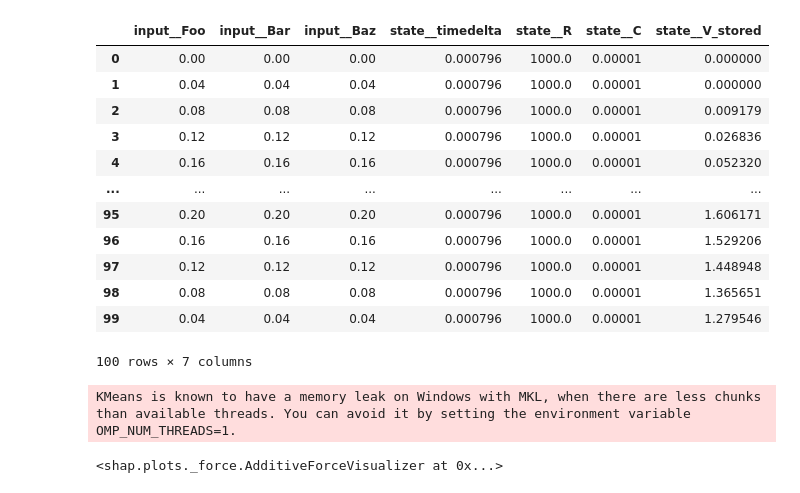
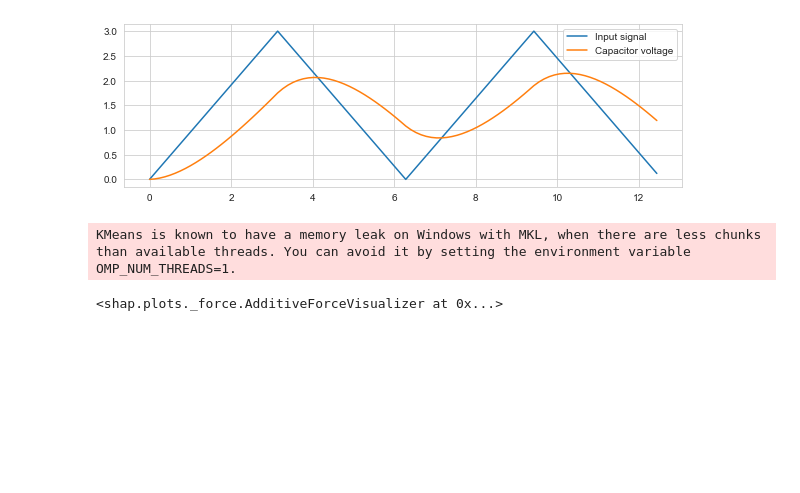
Before and after one commit to dougsgrott/data-science-studies, a Jupyter notebook: shap_applied_to_systems/electric_circuit.ipynb, the cells around one changed output. Cells and saved outputs as stored; diff of their text form; code cells hidden in the pictures; blank space fills up the shorter version.

```diff
--- a/shap_applied_to_systems/electric_circuit.ipynb
+++ b/shap_applied_to_systems/electric_circuit.ipynb
@@ -309,32 +308,38 @@ circuit.set_shap_columns(snap_df)
+# %%
+R, C = 1e3, 1e-5
+circuit = Circuit(timedelta, R, C)
+
+v_output_5 = [circuit.process(np.array([V_i])) for V_i in zip(*many_triangles)]
+circuit.reset_state()
+
+fig, axes = plt.subplots(nrows=1, figsize=(10, 3))
+
+sns.lineplot(x=freq, y=y_many_triangles, label="Input signal", ax=axes)
+sns.lineplot(x=freq, y=v_output_5, label="Capacitor voltage", ax=axes)
+plt.show()
+
+
+snapshotter = Snapshot(timedelta=timedelta, R=R, C=C)
+
+for df in y_many_df:
+    snapshotter.process(df, error_check=True)
+
+snap_df = snapshotter.snapshots_df
+snap_series = snapshotter.snapshots_list_series
+circuit.set_shap_columns(snap_df)
+
+X_train_summary = shap.kmeans(snap_df, 10)
+ex = shap.KernelExplainer(circuit.twin_process_with_prefix, X_train_summary)
+shap_values = ex.shap_values(snap_df)
+# shap.force_plot(snap_df.iloc[1,:]['V_stored'], shap_values[1], snap_df.iloc[1,:])
+shap.force_plot(snap_df.iloc[1,:]['state__V_stored'], shap_values[1], snap_df.iloc[1,:])
+# %% [output]
+[figure, added]
+KMeans is known to have a memory leak on Windows with MKL, when there are less chunks than available threads. You can avoid it by setting the environment variable OMP_NUM_THREADS=1.
+<shap.plots._force.AdditiveForceVisualizer at 0x...>
 # %%
 
-snap_df
+# snap_df
-# %% [output]
-|  | input__Foo | input__Bar | input__Baz | state__timedelta | state__R | state__C | state__V_stored |
-| 0 | 0.00 | 0.00 | 0.00 | 0.000796 | 1000.0 | 0.00001 | 0.000000 |
-| 1 | 0.04 | 0.04 | 0.04 | 0.000796 | 1000.0 | 0.00001 | 0.000000 |
-| 2 | 0.08 | 0.08 | 0.08 | 0.000796 | 1000.0 | 0.00001 | 0.009179 |
-| 3 | 0.12 | 0.12 | 0.12 | 0.000796 | 1000.0 | 0.00001 | 0.026836 |
-| 4 | 0.16 | 0.16 | 0.16 | 0.000796 | 1000.0 | 0.00001 | 0.052320 |
-| ... | ... | ... | ... | ... | ... | ... | ... |
-| 95 | 0.20 | 0.20 | 0.20 | 0.000796 | 1000.0 | 0.00001 | 1.606171 |
-| 96 | 0.16 | 0.16 | 0.16 | 0.000796 | 1000.0 | 0.00001 | 1.529206 |
-| 97 | 0.12 | 0.12 | 0.12 | 0.000796 | 1000.0 | 0.00001 | 1.448948 |
-| 98 | 0.08 | 0.08 | 0.08 | 0.000796 | 1000.0 | 0.00001 | 1.365651 |
-| 99 | 0.04 | 0.04 | 0.04 | 0.000796 | 1000.0 | 0.00001 | 1.279546 |
-100 rows × 7 columns
-# %%
-X_train_summary = shap.kmeans(snap_df, 10)
-# %% [output]
-KMeans is known to have a memory leak on Windows with MKL, when there are less chunks than available threads. You can avoid it by setting the environment variable OMP_NUM_THREADS=1.
-# %%
-# ex = shap.KernelExplainer(circuit.twin_process, snap_df)
-ex = shap.KernelExplainer(circuit.twin_process_with_prefix, X_train_summary)#snap_df)
-shap_values = ex.shap_values(snap_df)
-# shap.force_plot(snap_df.iloc[1,:]['V_stored'], shap_values[1], snap_df.iloc[1,:])
-shap.force_plot(snap_df.iloc[1,:]['state__V_stored'], shap_values[1], snap_df.iloc[1,:])
-# %% [output]
-<shap.plots._force.AdditiveForceVisualizer at 0x...>
 # %%
 
 # ex = shap.KernelExplainer(circuit.twin_process, snap_df)
```
Also changed, not shown: parts of 8 cells of this notebook.
